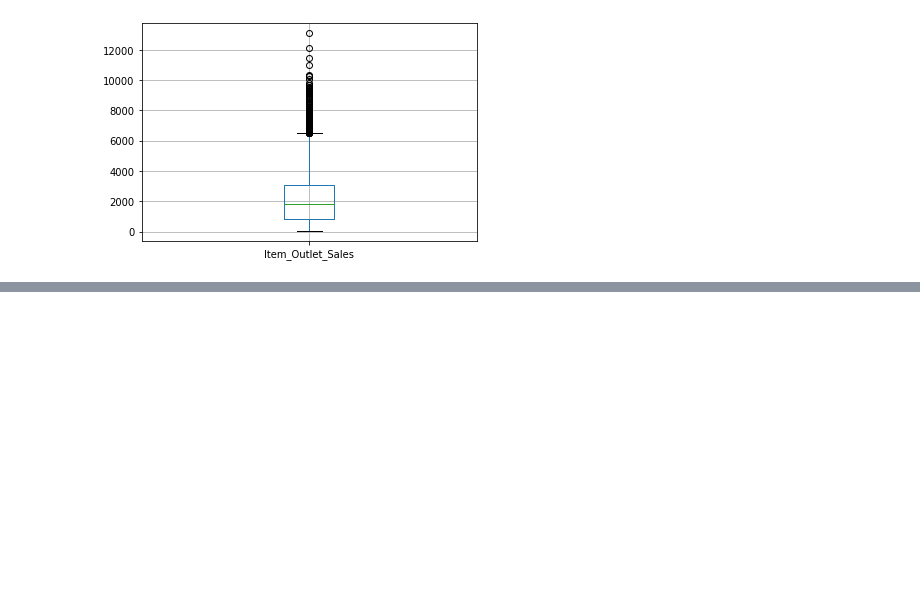
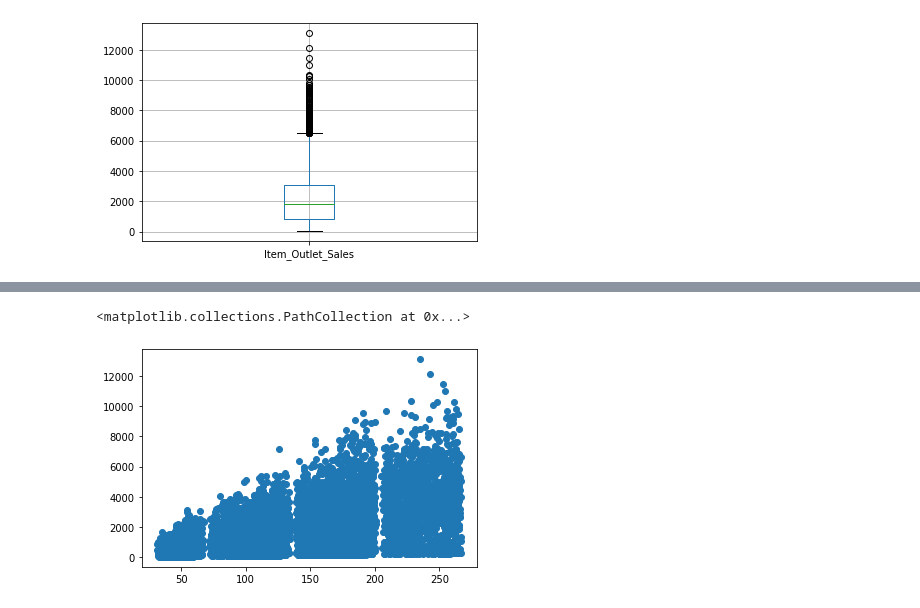
Before and after one commit to ghamanjain/Big-Mart-Sales, a Jupyter notebook: Big_Mart_Sales_Analysis.ipynb, the cells around one changed output, grey strips where cells are left out. Cells and saved outputs as stored; diff of their text form; code cells hidden in the pictures; blank space fills up the shorter version.

```diff
--- a/Big_Mart_Sales_Analysis.ipynb
+++ b/Big_Mart_Sales_Analysis.ipynb
@@ -188,0 +196,5 @@ df.boxplot(column='Item_Outlet_Sales')
+# %%
+plt.scatter(df['Item_MRP'],df['Item_Outlet_Sales']) #2nd best corelation
+# %% [output]
+<matplotlib.collections.PathCollection at 0x...>
+[figure, added]
```
Also changed, not shown: parts of 16 cells of this notebook.
